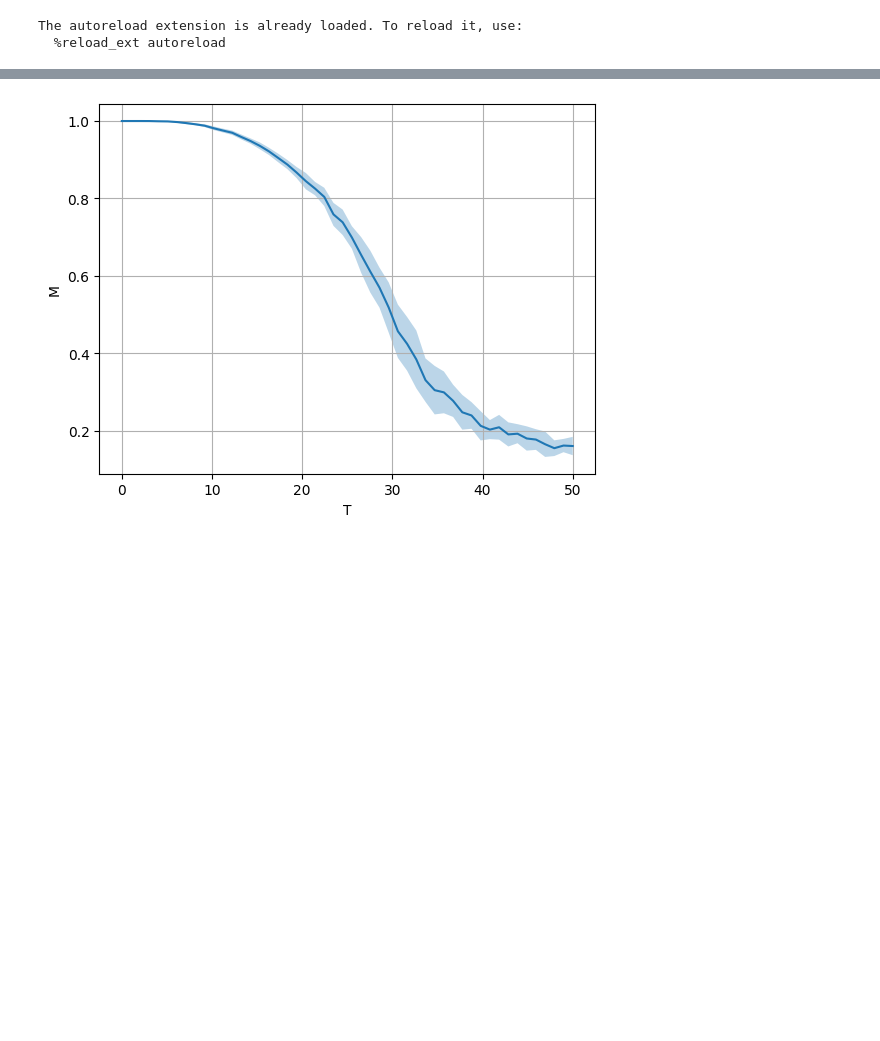
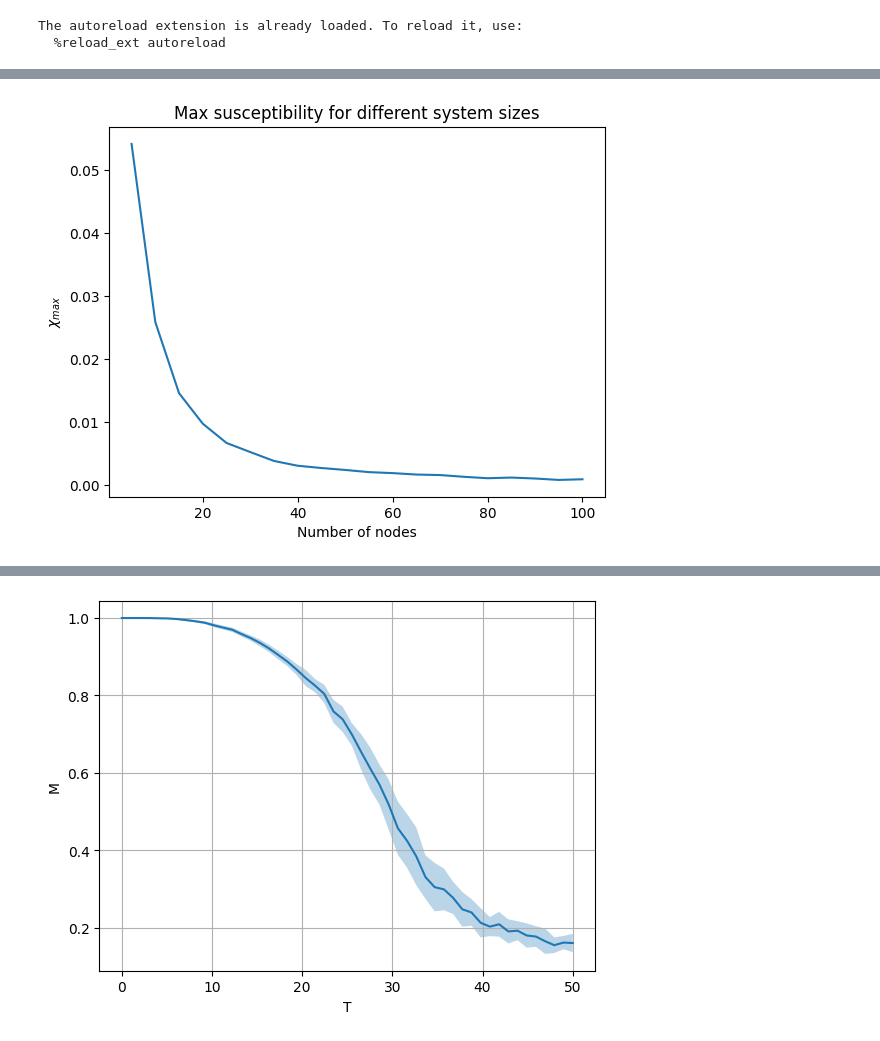
Before and after one commit to mylenevdmaas/CSS2023, a Jupyter notebook: Lotte/run_simulations_lotte.ipynb, the cells around one changed output, grey strips where cells are left out. Saved outputs shown, nothing was run; the diff lists cells and outputs as text; code cells hidden in the pictures; blank space fills up the shorter version.

```diff
--- a/Lotte/run_simulations_lotte.ipynb
+++ b/Lotte/run_simulations_lotte.ipynb
@@ -40,3 +42,11 @@ plt.plot(ns, peaks)
+# %%
+plt.plot(ns, peaks)
+plt.xlabel('Number of nodes')
+plt.ylabel(r'$\chi_{max}$')
+plt.title('Max susceptibility for different system sizes')
+plt.savefig('max_sus_system_size.png')
+# %% [output]
+[figure, added]
 # %%
 results = powerlaw.Fit(peaks)
 print(results.power_law.alpha)
```
Also changed, not shown: parts of 18 cells of this notebook, 7 other files.
